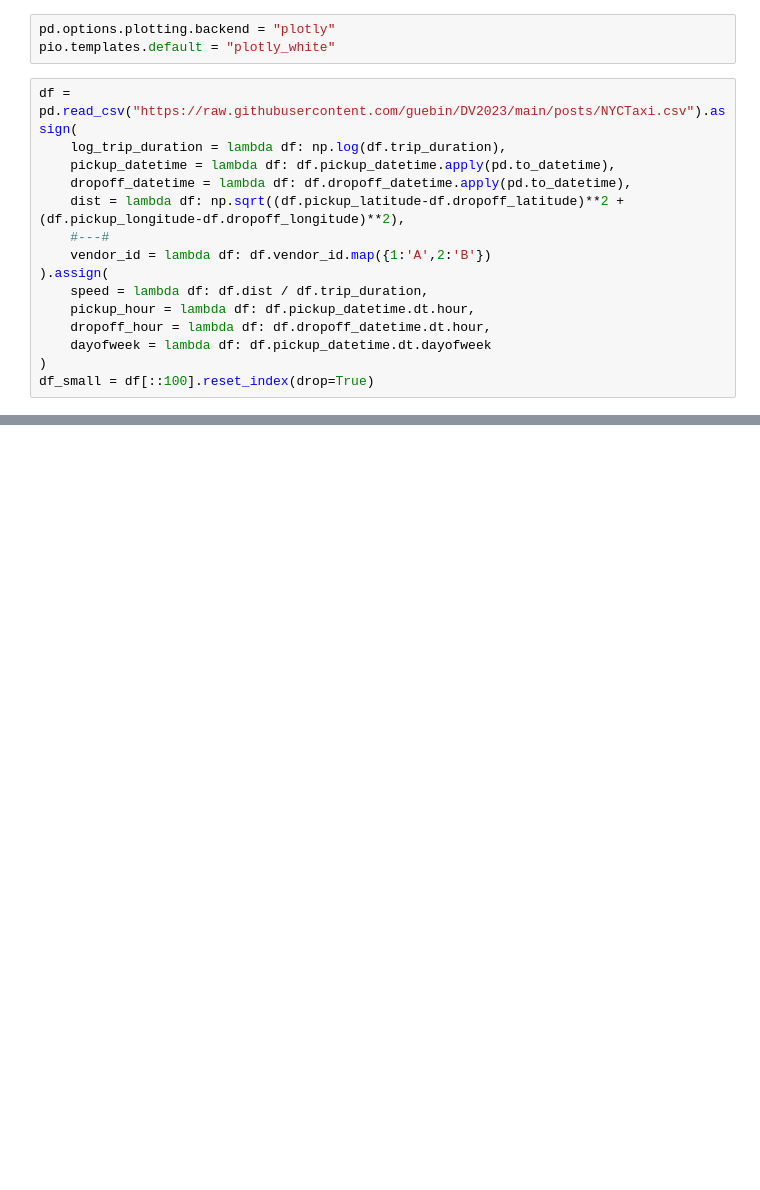
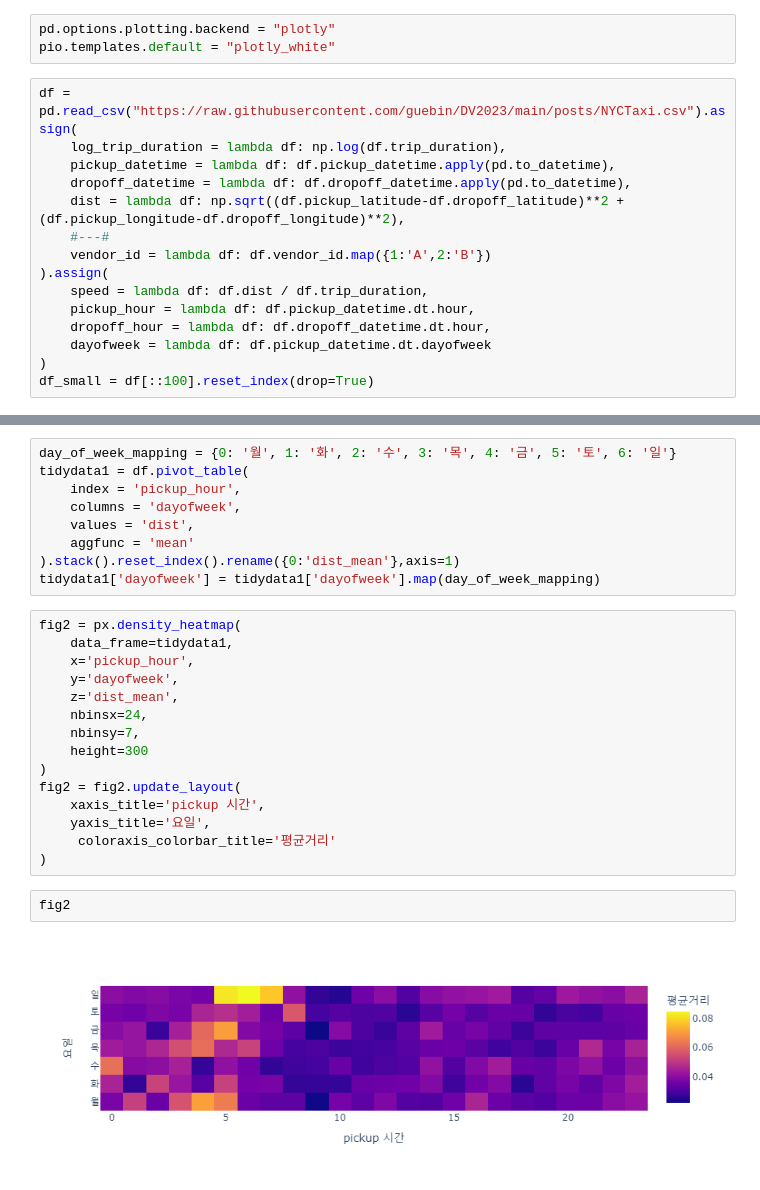
Before and after one commit to woojung23/final_term, a Jupyter notebook: finaltest.ipynb, the cells around one changed output, grey strips where cells are left out. Drawn from its saved outputs; the diff is of its cells as text; blank space fills up the shorter version.

```diff
--- a/finaltest.ipynb
+++ b/finaltest.ipynb
@@ -70,0 +72,28 @@ fig1
+# %%
+day_of_week_mapping = {0: '월', 1: '화', 2: '수', 3: '목', 4: '금', 5: '토', 6: '일'}
+tidydata1 = df.pivot_table(
+    index = 'pickup_hour',
+    columns = 'dayofweek',
+    values = 'dist',
+    aggfunc = 'mean'
+).stack().reset_index().rename({0:'dist_mean'},axis=1)
+tidydata1['dayofweek'] = tidydata1['dayofweek'].map(day_of_week_mapping)
+# %%
+fig2 = px.density_heatmap(
+    data_frame=tidydata1,
+    x='pickup_hour',
+    y='dayofweek',
+    z='dist_mean',
+    nbinsx=24,
+    nbinsy=7,
+    height=300
+)
+fig2 = fig2.update_layout(
+    xaxis_title='pickup 시간',
+    yaxis_title='요일',
+     coloraxis_colorbar_title='평균거리'
+)
+# %%
+fig2
+# %% [output]
+[figure, added]
```
Also changed, not shown: parts of 4 cells of this notebook, 2 other files.
